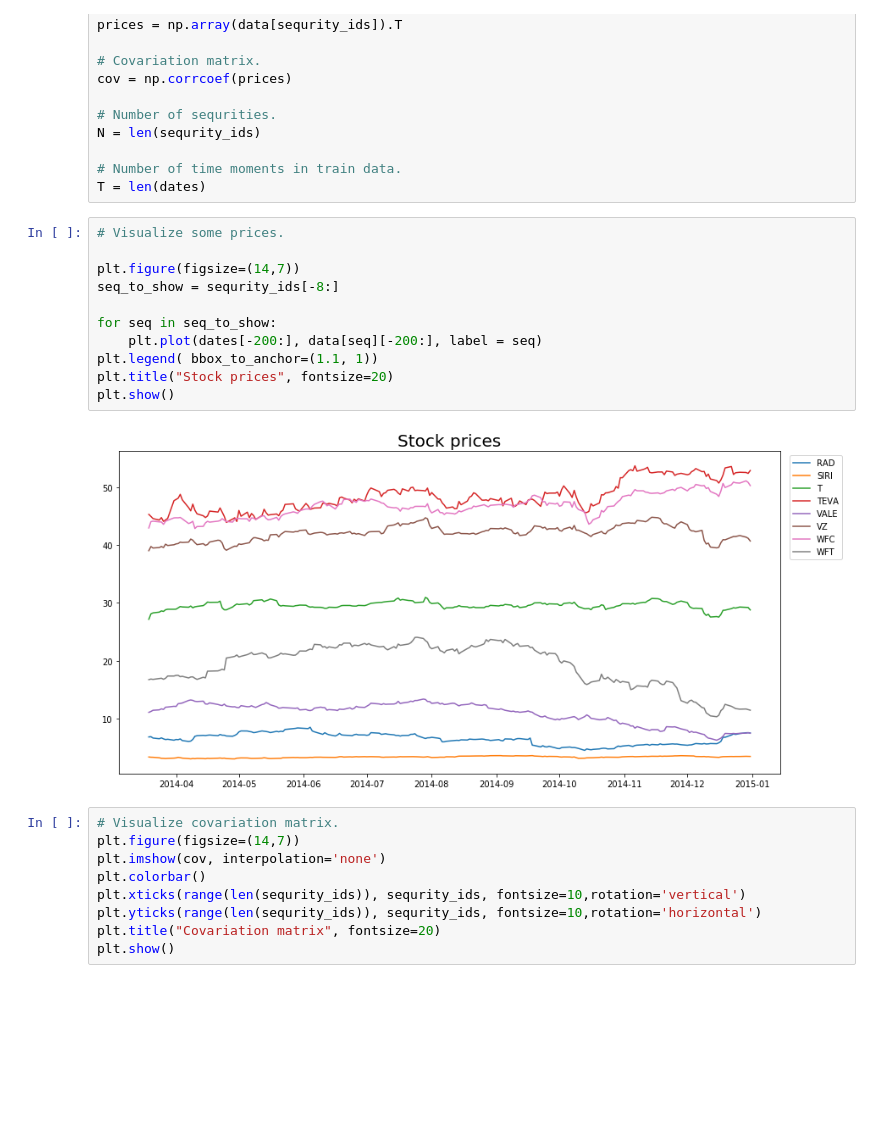
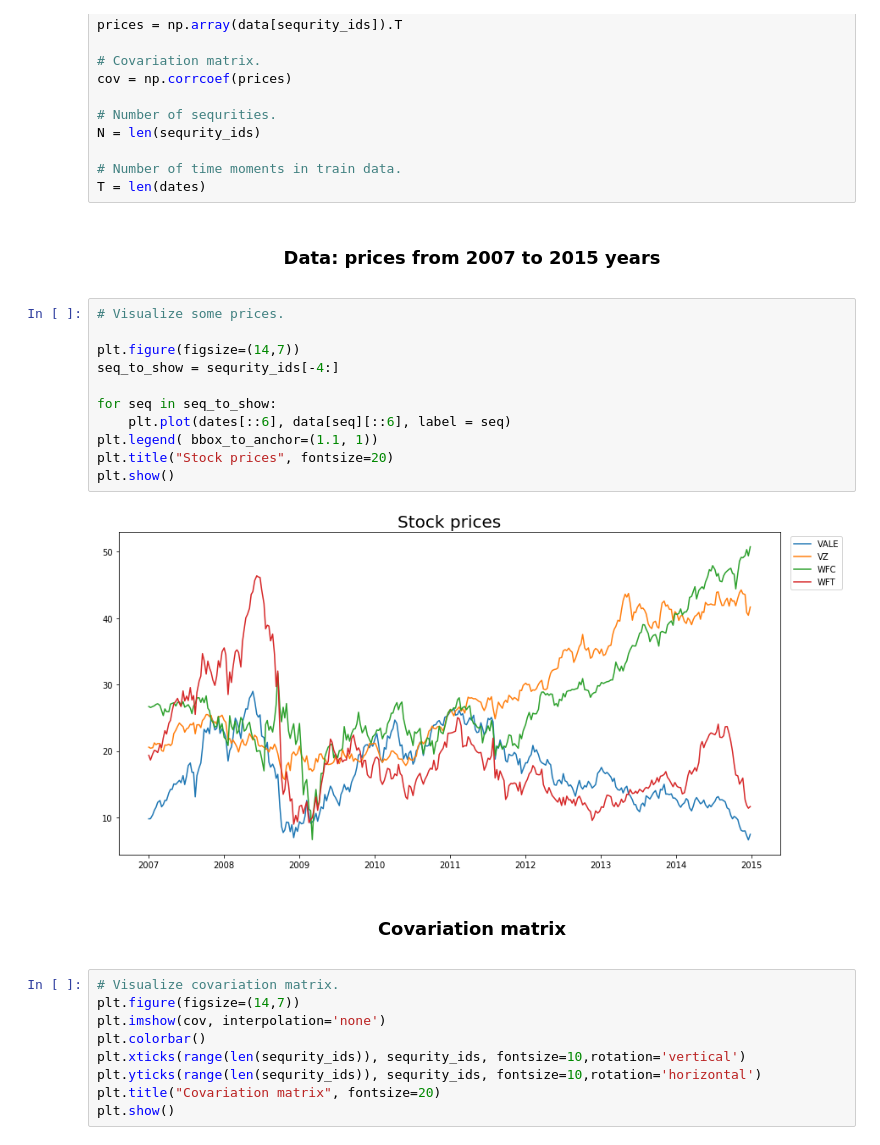
Before and after one commit to fedimser/MarkowitzPortfolio, a Jupyter notebook: code/Markovitz_new.ipynb, the cells around one changed output. Drawn from its saved outputs; the diff is of its cells as text; blank space fills up the shorter version.

```diff
--- a/code/Markovitz_new.ipynb
+++ b/code/Markovitz_new.ipynb
@@ -93,19 +95,23 @@ N = len(sequrity_ids)
 
 # Number of time moments in train data.
 T = len(dates)
+# %% [markdown]
+<center><h3> Data: prices from 2007 to 2015 years </h3></center>
 # %%
 # Visualize some prices.
 
 plt.figure(figsize=(14,7))
-seq_to_show = sequrity_ids[-8:]
+seq_to_show = sequrity_ids[-4:]
 
 for seq in seq_to_show:
-    plt.plot(dates[-200:], data[seq][-200:], label = seq)
+    plt.plot(dates[::6], data[seq][::6], label = seq)
 plt.legend( bbox_to_anchor=(1.1, 1))
 plt.title("Stock prices", fontsize=20)
 plt.show()
 # %% [output]
-[figure, old version]
+[figure, new version]
+# %% [markdown]
+<center><h3> Covariation matrix </h3></center>
 # %%
 # Visualize covariation matrix.
 plt.figure(figsize=(14,7))
```
Also changed, not shown: parts of 24 cells of this notebook.
